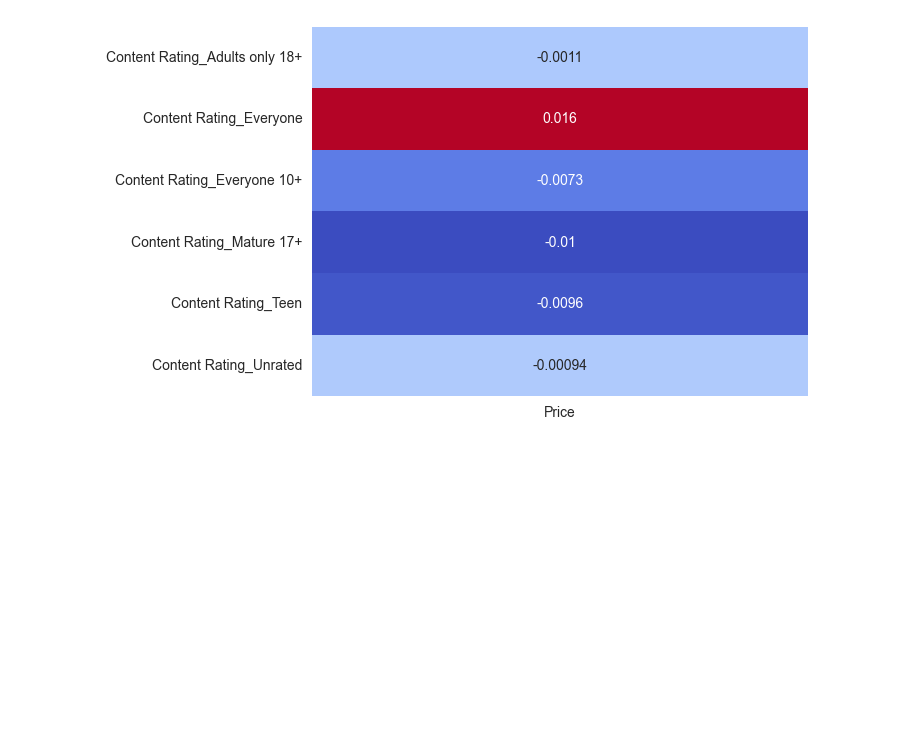
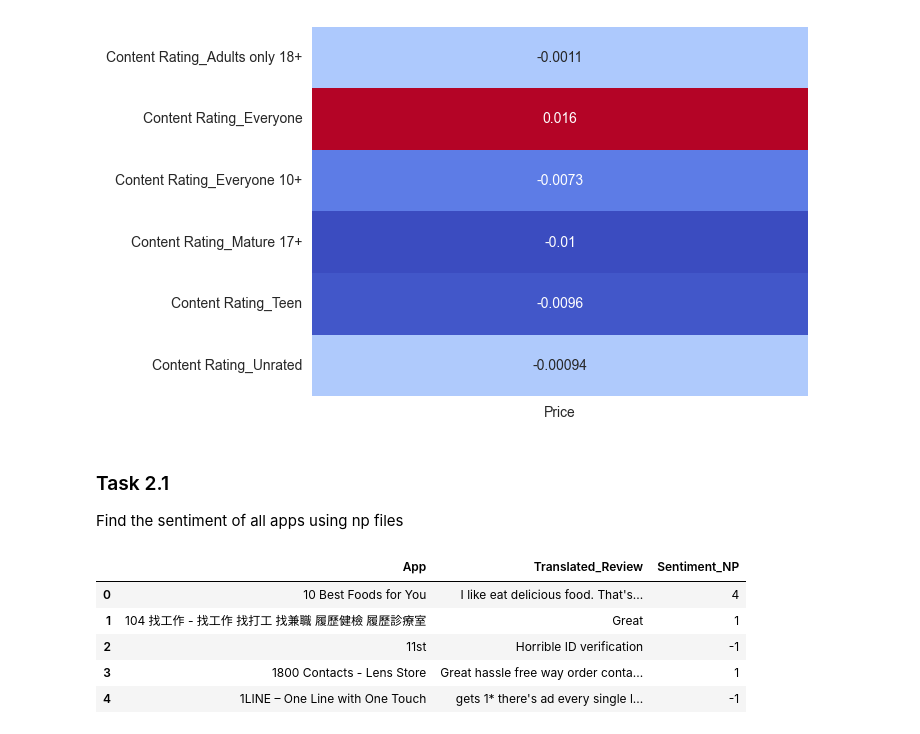
Before and after one commit to bahaozsahin/Develhope_Project-2_team-3, a Jupyter notebook: week4/week4_Baha.ipynb, the cells around one changed output. Drawn from its saved outputs; the diff is of its cells as text; code cells hidden in the pictures; blank space fills up the shorter version.

```diff
--- a/week4/week4_Baha.ipynb
+++ b/week4/week4_Baha.ipynb
@@ -43,3 +43,6 @@ sns.heatmap(corr_matrix, cmap='coolwarm', annot=True, cbar=False,
 # %% [output]
 <Axes: >
 [figure]
+# %% [markdown]
+### Task 2.1
+Find the sentiment of all apps using np files
@@ -45,0 +55,9 @@ sns.heatmap(corr_matrix, cmap='coolwarm', annot=True, cbar=False,
+# %%
+reviews.head()
+# %% [output]
+|  | App | Translated_Review | Sentiment_NP |
+| 0 | 10 Best Foods for You | I like eat delicious food. That's... | 4 |
+| 1 | 104 找工作 - 找工作 找打工 找兼職 履歷健檢 履歷診療室 | Great | 1 |
+| 2 | 11st | Horrible ID verification | -1 |
+| 3 | 1800 Contacts - Lens Store | Great hassle free way order conta... | 1 |
+| 4 | 1LINE – One Line with One Touch | gets 1* there's ad every single l... | -1 |
```
Also changed, not shown: parts of 9 cells of this notebook.
